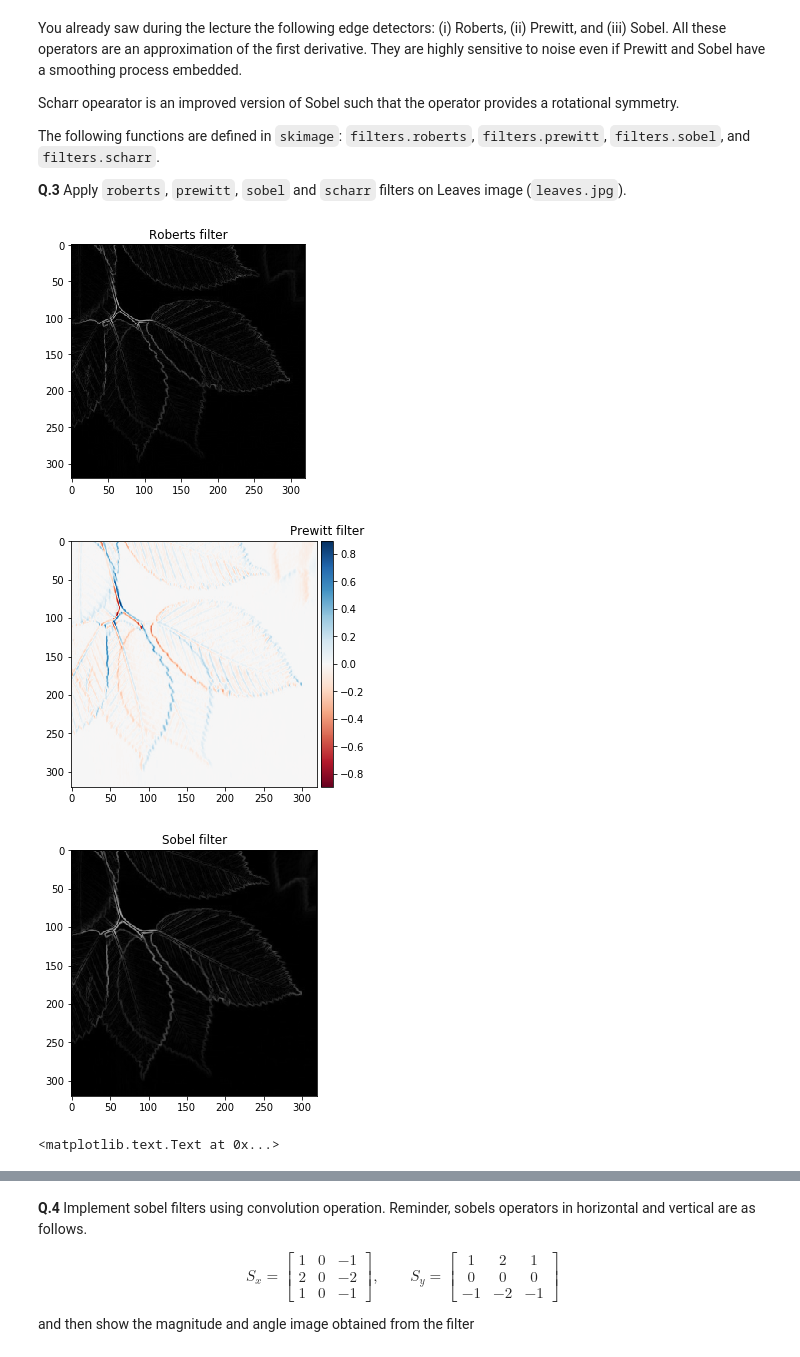
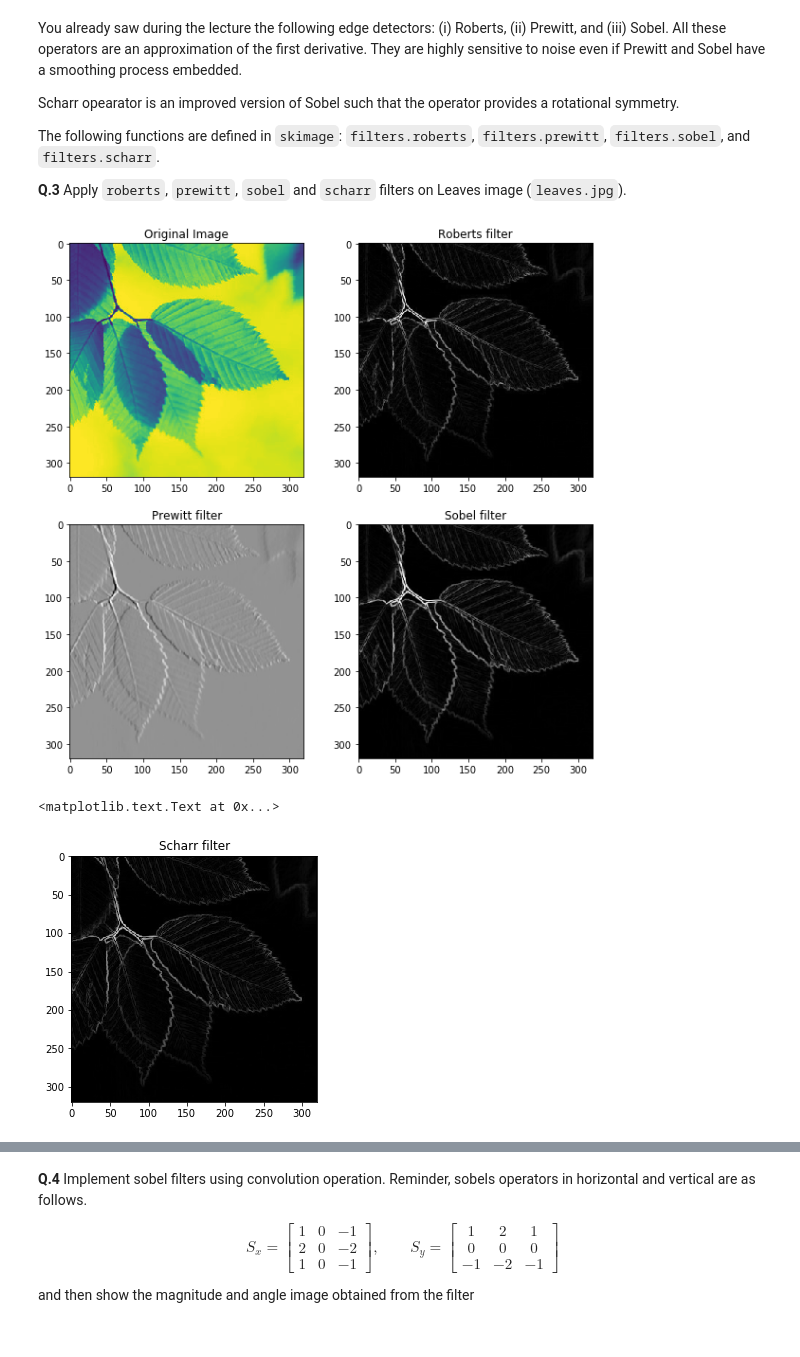
Before and after one commit to lilivalencia21/B31XB-IIP-TP-1718, a Jupyter notebook: 4-filter-spatial-domain/4-spatial-filter.ipynb, the cells around one changed output, grey strips where cells are left out. Drawn from its saved outputs; the diff is of its cells as text; code cells hidden in the pictures.

```diff
--- a/4-filter-spatial-domain/4-spatial-filter.ipynb
+++ b/4-filter-spatial-domain/4-spatial-filter.ipynb
@@ -104,34 +101,35 @@ The following functions are defined in `skimage`: `filters.roberts`, `filters.pr
 # %%
 img_name = 'leaves.jpg'
 leaves = io.imread(img_path.__add__(img_name))
-io.imshow(leaves)
-plt.title('Original Image')
+#io.imshow(leaves)
 leaves_grey = io.imread(img_path.__add__(img_name), as_grey=True)
+fig, axes = plt.subplots(nrows=2, ncols=2, figsize=(10, 10))
+ax0, ax1, ax2, ax3 = axes.ravel()
+ax0.imshow(leaves_grey)
+ax0.set_title('Original Image')
 
 #Roberts filter (Edges)
 roberts = filters.roberts(leaves_grey)
-io.imshow(roberts)
-plt.title('Roberts filter')
+ax1.imshow(roberts, cmap = cm.Greys_r)
+ax1.set_title('Roberts filter')
 
 #Prewitt
 prewitt = filters.prewitt_v(leaves_grey)
-plt.show()
-io.imshow(prewitt)
-plt.title('Prewitt filter')
+ax2.imshow(prewitt, cmap = cm.Greys_r)
+ax2.set_title('Prewitt filter')
 
 #sobel
 sobel=filters.sobel(leaves_grey)
+ax3.imshow(sobel, cmap = cm.Greys_r)
+ax3.set_title('Sobel filter')
+
 plt.show()
-io.imshow(sobel)
-plt.title('Sobel filter')
 
 #Scharr
 scharr = filters.scharr(leaves_grey)
-plt.show()
-io.imshow(scharr)
+io.imshow(scharr, cmap = cm.Greys_r)
 plt.title('Scharr filter')
 # %% [output]
-[figure, old version]
+[figure, new version]
+<matplotlib.text.Text at 0x...>
-[figure, old version]
+[figure, new version]
-[figure, removed]
-<matplotlib.text.Text at 0x...>
```
Also changed, not shown: parts of 9 cells of this notebook.
